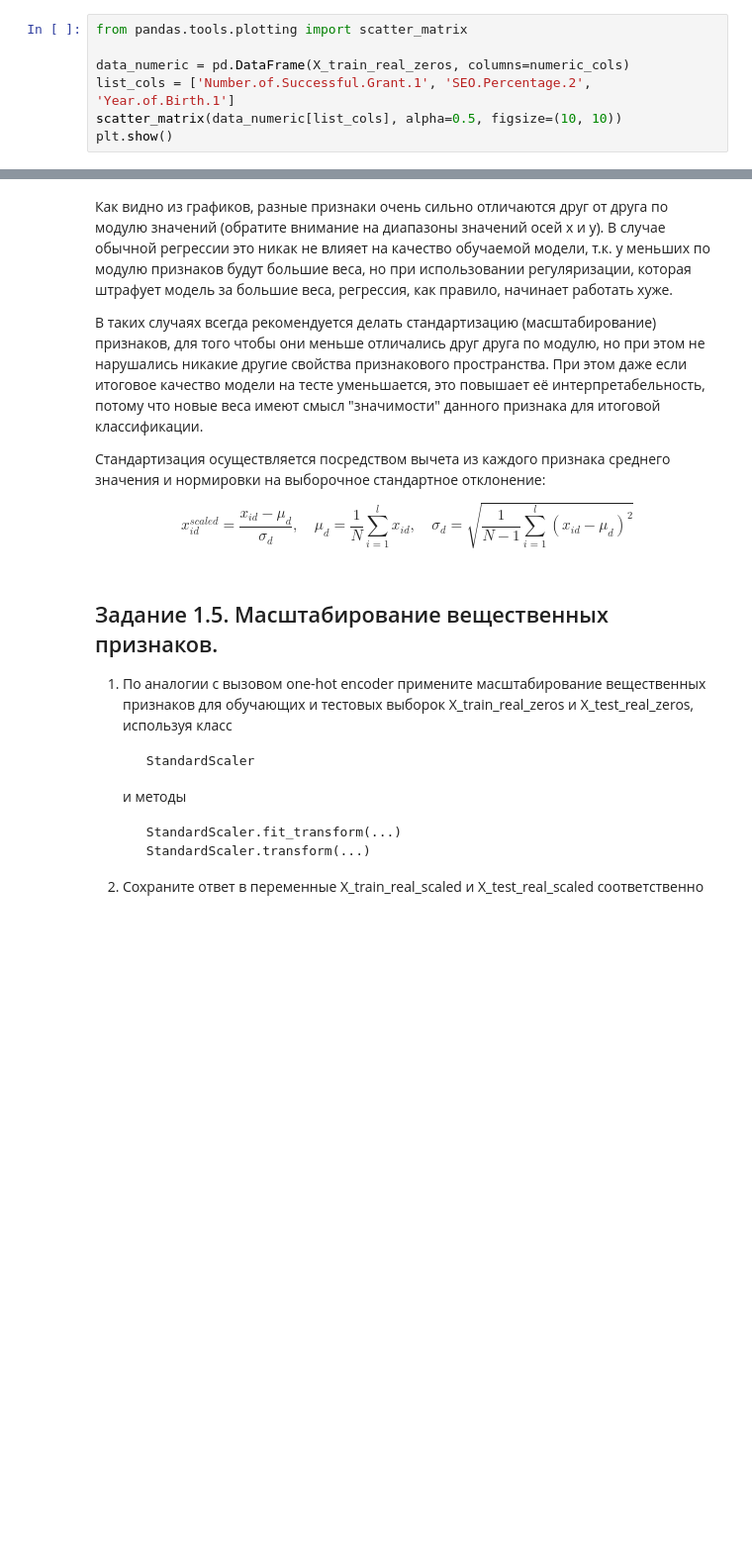
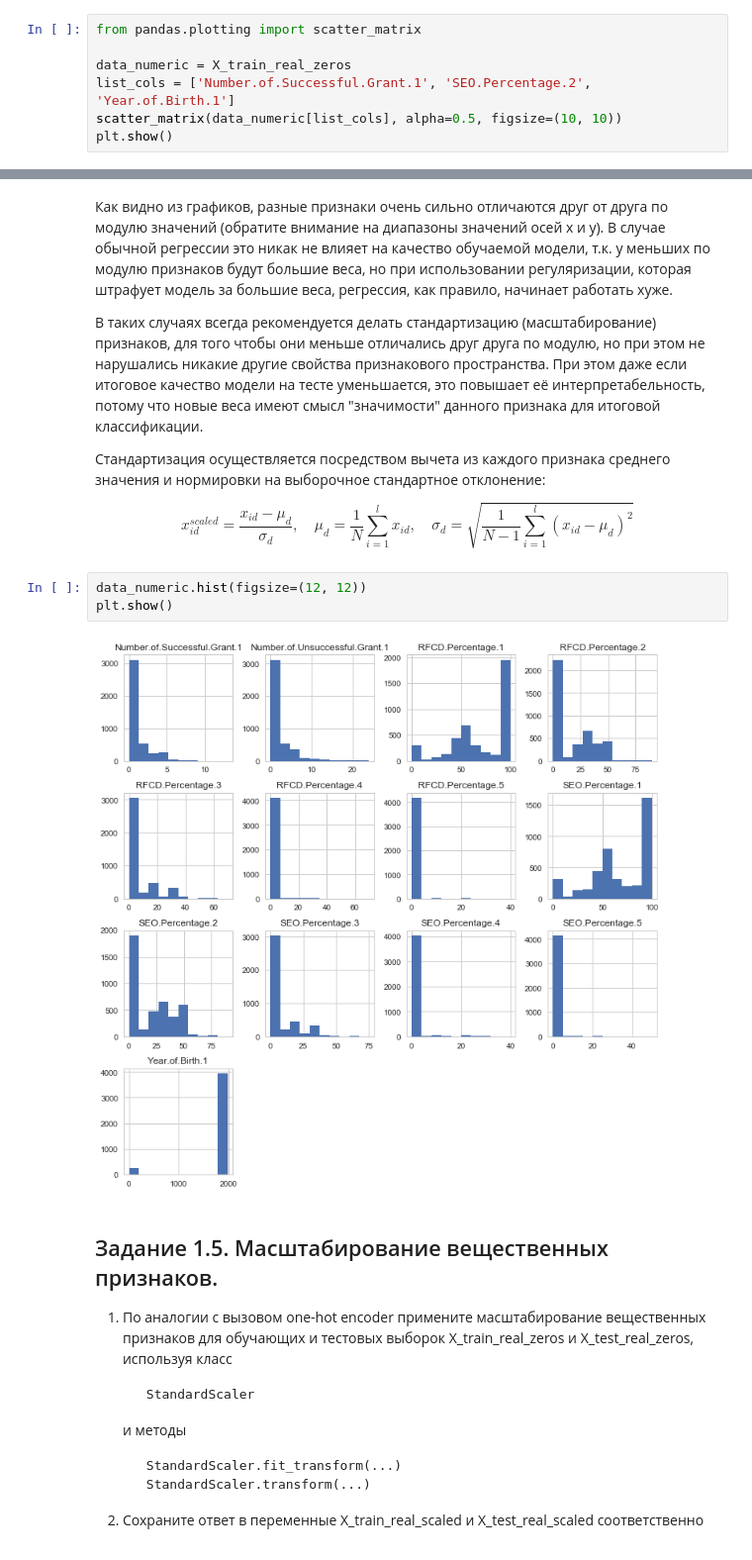
Before and after one commit to pkuderov/mlda-course, a Jupyter notebook: 02_supervised_learning/15_w3a_preprocessing_LR.ipynb, the cells around one changed output, grey strips where cells are left out. Shown at 99% size. Drawn from its saved outputs; the diff is of its cells as text; blank space fills up the shorter version.

Commit message:
Finish c2w2a logreg data preprocessing.

```diff
--- a/02_supervised_learning/15_w3a_preprocessing_LR.ipynb
+++ b/02_supervised_learning/15_w3a_preprocessing_LR.ipynb
@@ -512,7 +517,7 @@ write_answer_1(roc_auc_means, roc_auc_zeros)
 # %%
-from pandas.tools.plotting import scatter_matrix
+from pandas.plotting import scatter_matrix
 
-data_numeric = pd.DataFrame(X_train_real_zeros, columns=numeric_cols)
+data_numeric = X_train_real_zeros
 list_cols = ['Number.of.Successful.Grant.1', 'SEO.Percentage.2', 'Year.of.Birth.1']
 scatter_matrix(data_numeric[list_cols], alpha=0.5, figsize=(10, 10))
 plt.show()
@@ -526,6 +531,11 @@ plt.show()
 Стандартизация осуществляется посредством вычета из каждого признака среднего значения и нормировки на выборочное стандартное отклонение:
 
 $$ x^{scaled}_{id} = \dfrac{x_{id} - \mu_d}{\sigma_d}, \quad \mu_d = \frac{1}{N} \sum_{i=1}^l x_{id}, \quad \sigma_d = \sqrt{\frac{1}{N-1} \sum_{i=1}^l (x_{id} - \mu_d)^2} $$
+# %%
+data_numeric.hist(figsize=(12, 12))
+plt.show()
+# %% [output]
+[figure, added]
 # %% [markdown]
 ## Задание 1.5. Масштабирование вещественных признаков.
 
```
Also changed, not shown: parts of 46 cells of this notebook, 6 other files.
